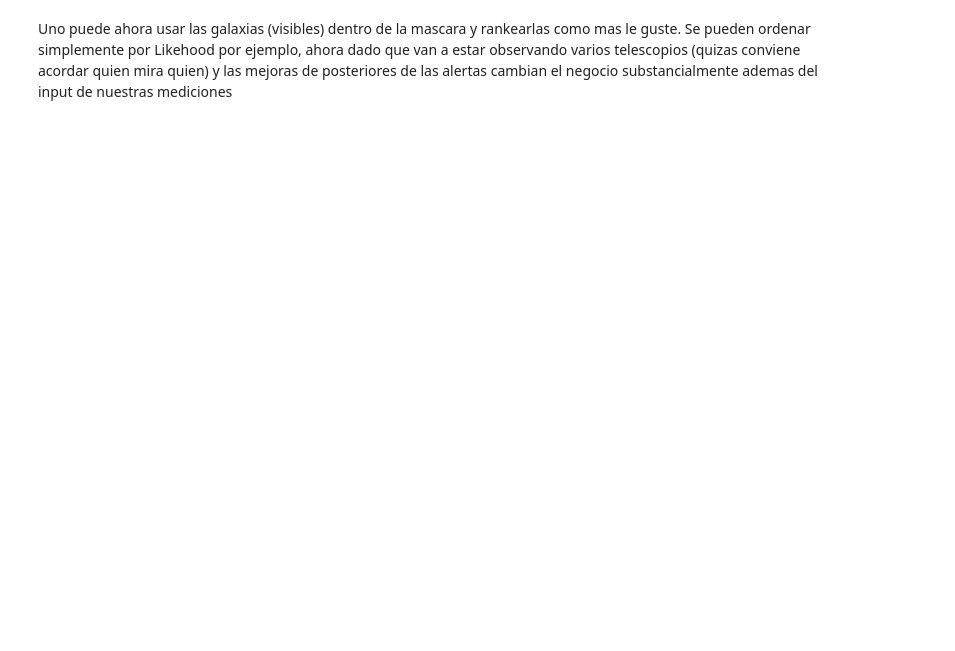
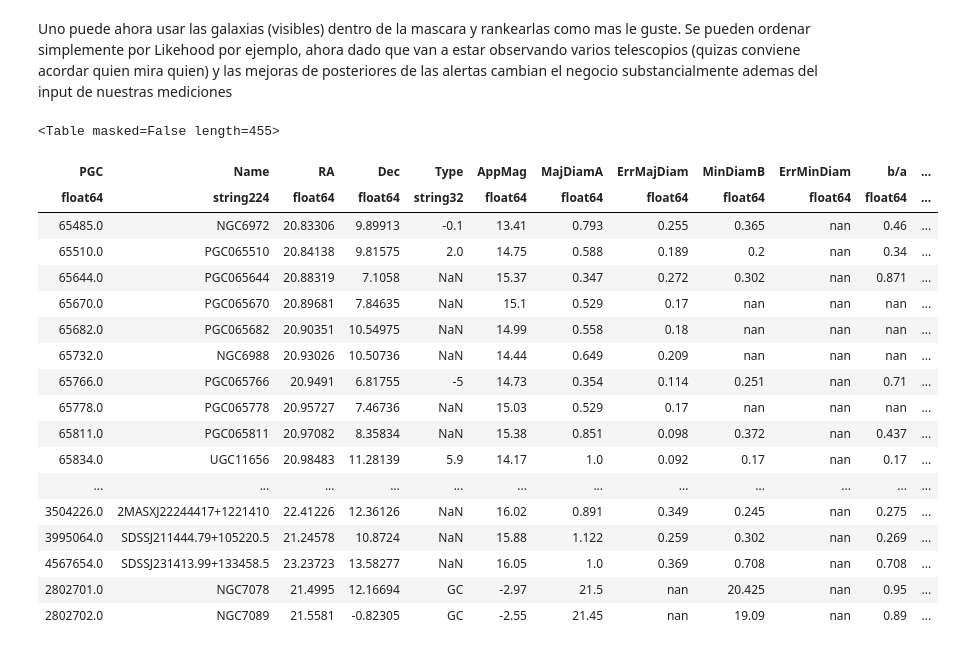
Before and after one commit to BrunoSanchez/alertreport, a Jupyter notebook: alertprocess.ipynb, the cells around one changed output. Saved outputs shown, nothing was run; the diff lists cells and outputs as text; code cells hidden in the pictures; blank space fills up the shorter version.

```diff
--- a/alertprocess.ipynb
+++ b/alertprocess.ipynb
@@ -412,6 +434,28 @@ targets.rename_column('err_Dist', 'ErrDist')
 targets.rename_column('err_App_Mag', 'ErrAppMag')
 targets.rename_column('err_Abs_Mag', 'ErrAbsMag')
 targets.rename_column('err_b/a', 'Errb/a')
+# %%
+targets
+# %% [output]
+<Table masked=False length=455>
+| PGC | Name | RA | Dec | Type | AppMag | MajDiamA | ErrMajDiam | MinDiamB | ErrMinDiam | b/a | ... |
+| float64 | string224 | float64 | float64 | string32 | float64 | float64 | float64 | float64 | float64 | float64 | ... |
+| 65485.0 | NGC6972 | 20.83306 | 9.89913 | -0.1 | 13.41 | 0.793 | 0.255 | 0.365 | nan | 0.46 | ... |
+| 65510.0 | PGC065510 | 20.84138 | 9.81575 | 2.0 | 14.75 | 0.588 | 0.189 | 0.2 | nan | 0.34 | ... |
+| 65644.0 | PGC065644 | 20.88319 | 7.1058 | NaN | 15.37 | 0.347 | 0.272 | 0.302 | nan | 0.871 | ... |
+| 65670.0 | PGC065670 | 20.89681 | 7.84635 | NaN | 15.1 | 0.529 | 0.17 | nan | nan | nan | ... |
+| 65682.0 | PGC065682 | 20.90351 | 10.54975 | NaN | 14.99 | 0.558 | 0.18 | nan | nan | nan | ... |
+| 65732.0 | NGC6988 | 20.93026 | 10.50736 | NaN | 14.44 | 0.649 | 0.209 | nan | nan | nan | ... |
+| 65766.0 | PGC065766 | 20.9491 | 6.81755 | -5 | 14.73 | 0.354 | 0.114 | 0.251 | nan | 0.71 | ... |
+| 65778.0 | PGC065778 | 20.95727 | 7.46736 | NaN | 15.03 | 0.529 | 0.17 | nan | nan | nan | ... |
+| 65811.0 | PGC065811 | 20.97082 | 8.35834 | NaN | 15.38 | 0.851 | 0.098 | 0.372 | nan | 0.437 | ... |
+| 65834.0 | UGC11656 | 20.98483 | 11.28139 | 5.9 | 14.17 | 1.0 | 0.092 | 0.17 | nan | 0.17 | ... |
+| ... | ... | ... | ... | ... | ... | ... | ... | ... | ... | ... | ... |
+| 3504226.0 | 2MASXJ22244417+1221410 | 22.41226 | 12.36126 | NaN | 16.02 | 0.891 | 0.349 | 0.245 | nan | 0.275 | ... |
+| 3995064.0 | SDSSJ211444.79+105220.5 | 21.24578 | 10.8724 | NaN | 15.88 | 1.122 | 0.259 | 0.302 | nan | 0.269 | ... |
+| 4567654.0 | SDSSJ231413.99+133458.5 | 23.23723 | 13.58277 | NaN | 16.05 | 1.0 | 0.369 | 0.708 | nan | 0.708 | ... |
+| 2802701.0 | NGC7078 | 21.4995 | 12.16694 | GC | -2.97 | 21.5 | nan | 20.425 | nan | 0.95 | ... |
+| 2802702.0 | NGC7089 | 21.5581 | -0.82305 | GC | -2.55 | 21.45 | nan | 19.09 | nan | 0.89 | ... |
 # %%
 targets.sort(['RAJ2000','Likelihoods'])
 # %%
```
Also changed, not shown: parts of 14 cells of this notebook.
